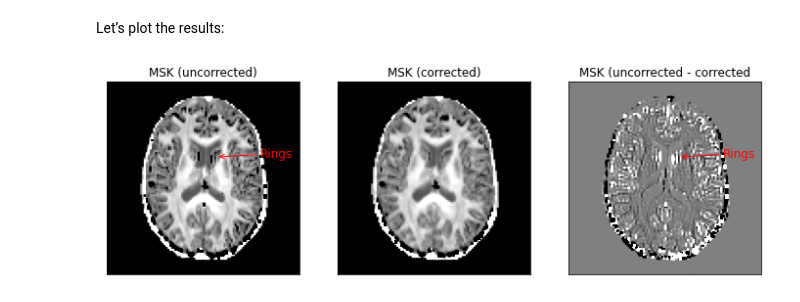
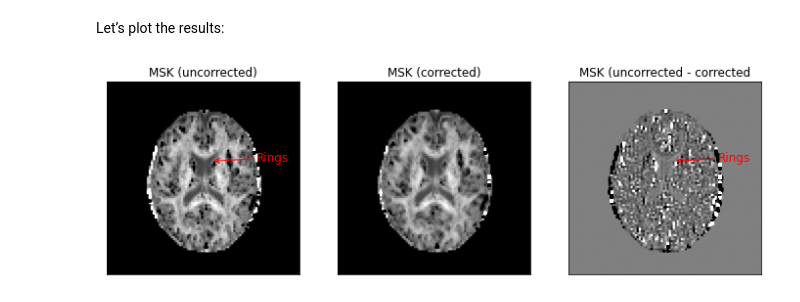
Before and after one commit to ritagnunes/GliMR_dMRIdemo, a Jupyter notebook: GliMR_dMRI_Demo.ipynb, the cells around one changed output. Cells and saved outputs as stored; diff of their text form; code cells hidden in the pictures.

```diff
--- a/GliMR_dMRI_Demo.ipynb
+++ b/GliMR_dMRI_Demo.ipynb
@@ -506,10 +506,5 @@ Let's look at another example this time.
-# %%
-from dipy.data import read_cenir_multib
-
-bvals = [200, 1000, 2000]
-
-img, gtab = read_cenir_multib(bvals)
-
-data = img.get_fdata()
+# %%
+bval_mask = np.logical_or(np.logical_or(bvals==0, bvals==200), np.logical_or(bvals==1000, bvals==2000))
+gtab_cropped = gradient_table(bvals[bval_mask], bvecs[bval_mask, :], b0_threshold=0)
 # %% [markdown]
 Gibbs oscillation suppression of all multi-shell data and all slices can be performed in the following way:
@@ -518,3 +511,6 @@ data_corrected = gibbs_removal(data[:, :, 40:42, :], slice_axis=2)
+# %%
+sel_sl=12
+data_corrected = gibbs_removal(data[:, :, sel_sl:sel_sl+1, bval_mask], slice_axis=2)
 # %% [markdown]
 Due to the high dimensionality of diffusion-weighted data, we recommend that you specify which is the axis of data matrix that corresponds to different slices in the above step. This is done by using the optional parameter ‘slice_axis’.
 
@@ -543,16 +539,16 @@ The above figure shows that the benefits of suppressing Gibbs artefacts is hard
 # Define mean signal diffusion kurtosis model
 import dipy.reconst.msdki as msdki
 
-dki_model = msdki.MeanDiffusionKurtosisModel(gtab)
+dki_model = msdki.MeanDiffusionKurtosisModel(gtab_cropped)
 
 # Create a brain mask
 from dipy.segment.mask import median_otsu
 
-maskdata, mask = median_otsu(data[:, :, 40:42, :], vol_idx=range(10, 50),
+maskdata, mask = median_otsu(data[:, :, sel_sl:sel_sl+1, bval_mask], vol_idx=range(10, 50),
                              median_radius=7, numpass=1, autocrop=False,
                              dilate=2)
 # Fit the uncorrected data
-dki_fit = dki_model.fit(data[:, :, 40:42, :], mask=mask)
+dki_fit = dki_model.fit(maskdata)
 MSKini = dki_fit.msk
 
 # Fit the corrected data
@@ -563,32 +559,32 @@ Let’s plot the results:
 # %%
 fig3, ax = plt.subplots(1, 3, figsize=(12, 12),
                         subplot_kw={'xticks': [], 'yticks': []})
 
 ax.flat[0].imshow(MSKini[:, :, 0].T, cmap='gray', origin='lower',
                   vmin=0, vmax=1.5)
 ax.flat[0].set_title('MSK (uncorrected)')
-ax.flat[0].annotate('Rings', fontsize=12, xy=(59, 63),
+ax.flat[0].annotate('Rings', fontsize=12, xy=(52, 56),
                     color='red',
                     xycoords='data', xytext=(45, 0),
                     textcoords='offset points',
                     arrowprops=dict(arrowstyle="->",
                                     color='red'))
 
 ax.flat[1].imshow(MSKgib[:, :, 0].T, cmap='gray', origin='lower',
                   vmin=0, vmax=1.5)
 ax.flat[1].set_title('MSK (corrected)')
 
 ax.flat[2].imshow(MSKgib[:, :, 0].T - MSKini[:, :, 0].T, cmap='gray',
                   origin='lower', vmin=-0.2, vmax=0.2)
 ax.flat[2].set_title('MSK (uncorrected - corrected')
-ax.flat[2].annotate('Rings', fontsize=12, xy=(59, 63),
+ax.flat[2].annotate('Rings', fontsize=12, xy=(52, 56),
                     color='red',
                     xycoords='data', xytext=(45, 0),
                     textcoords='offset points',
                     arrowprops=dict(arrowstyle="->",
                                     color='red'))
 
 plt.show()
 fig3.savefig('Gibbs_suppression_msdki.png')
 # %% [output]
-[figure, old version]
+[figure, new version]
```
Also changed, not shown: parts of 3 cells of this notebook.
